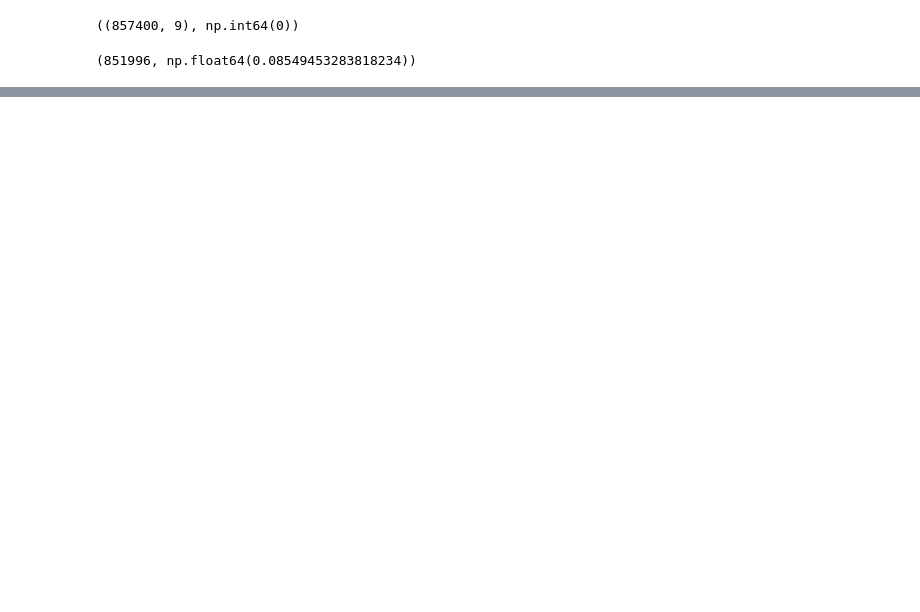
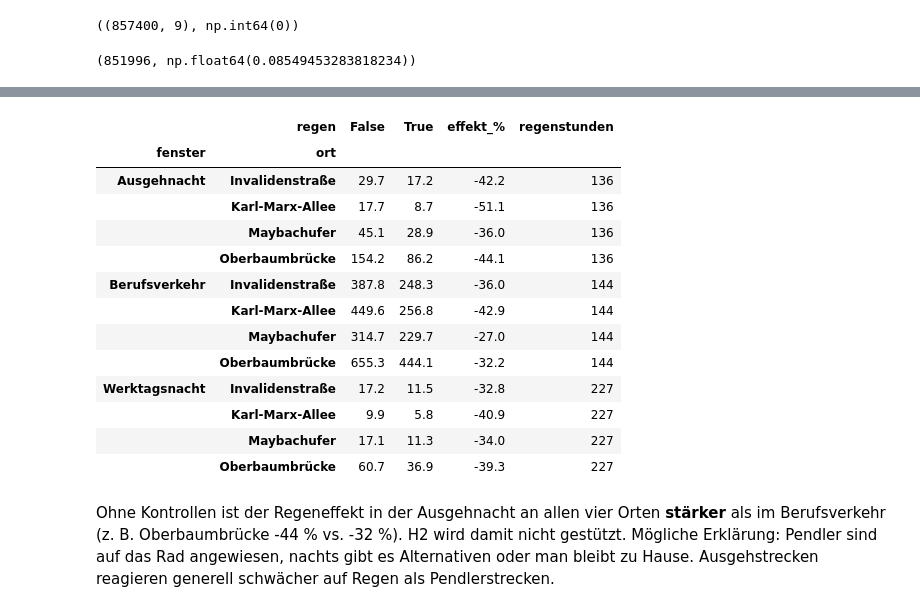
Before and after one commit to BevoBerlin/radverkehr-berlin, a Jupyter notebook: notebooks/analyse.ipynb, the cells around one changed output, grey strips where cells are left out. Drawn from its saved outputs; the diff is of its cells as text; code cells hidden in the pictures; blank space fills up the shorter version.

```diff
--- a/notebooks/analyse.ipynb
+++ b/notebooks/analyse.ipynb
@@ -34,0 +82,34 @@ plt.show()
+# %%
+ort = {"05-FK-OBB-O": "Oberbaumbrücke", "05-FK-OBB-W": "Oberbaumbrücke", "21-NK-MAY": "Maybachufer",
+       "01-MI-AL-W": "Karl-Marx-Allee", "03-MI-SAN-O": "Invalidenstraße", "03-MI-SAN-W": "Invalidenstraße"}
+h = df[df.zaehlstelle_code.isin(ort)].copy()
+h["ort"] = h.zaehlstelle_code.map(ort)
+g = h.groupby(["ort", "zeitpunkt", "stunde", "wochentag", "feiertag", "regen"]).anzahl.agg(["sum", "size"]).reset_index()
+g = g[g["size"] == g.groupby("ort")["size"].transform("max")]
+g["fenster"] = ""
+g.loc[(g.wochentag < 5) & g.stunde.isin([7, 8]) & (g.feiertag == 0), "fenster"] = "Berufsverkehr"
+g.loc[(g.wochentag >= 5) & (g.stunde <= 4), "fenster"] = "Ausgehnacht"
+g.loc[g.wochentag.between(1, 4) & (g.stunde <= 4), "fenster"] = "Werktagsnacht"
+w = g[g.fenster != ""]
+e = w.groupby(["fenster", "ort", "regen"])["sum"].mean().unstack()
+e["effekt_%"] = (e[True] / e[False] - 1) * 100
+e["regenstunden"] = w.groupby(["fenster", "ort"]).regen.sum()
+e.round(1)
+# %% [output]
+|  | regen | False | True | effekt_% | regenstunden |
+| fenster | ort |  |  |  |  |
+| Ausgehnacht | Invalidenstraße | 29.7 | 17.2 | -42.2 | 136 |
+|  | Karl-Marx-Allee | 17.7 | 8.7 | -51.1 | 136 |
+|  | Maybachufer | 45.1 | 28.9 | -36.0 | 136 |
+|  | Oberbaumbrücke | 154.2 | 86.2 | -44.1 | 136 |
+| Berufsverkehr | Invalidenstraße | 387.8 | 248.3 | -36.0 | 144 |
+|  | Karl-Marx-Allee | 449.6 | 256.8 | -42.9 | 144 |
+|  | Maybachufer | 314.7 | 229.7 | -27.0 | 144 |
+|  | Oberbaumbrücke | 655.3 | 444.1 | -32.2 | 144 |
+| Werktagsnacht | Invalidenstraße | 17.2 | 11.5 | -32.8 | 227 |
+|  | Karl-Marx-Allee | 9.9 | 5.8 | -40.9 | 227 |
+|  | Maybachufer | 17.1 | 11.3 | -34.0 | 227 |
+|  | Oberbaumbrücke | 60.7 | 36.9 | -39.3 | 227 |
+# %% [markdown]
+Ohne Kontrollen ist der Regeneffekt in der Ausgehnacht an allen vier Orten **stärker** als im Berufsverkehr (z. B. Oberbaumbrücke -44 % vs. -32 %). H2 wird damit nicht gestützt. Mögliche Erklärung: Pendler sind auf das Rad angewiesen, nachts gibt es Alternativen oder man bleibt zu Hause.
+Ausgehstrecken reagieren generell schwächer auf Regen als Pendlerstrecken.
```
Also changed, not shown: parts of 11 cells of this notebook.
